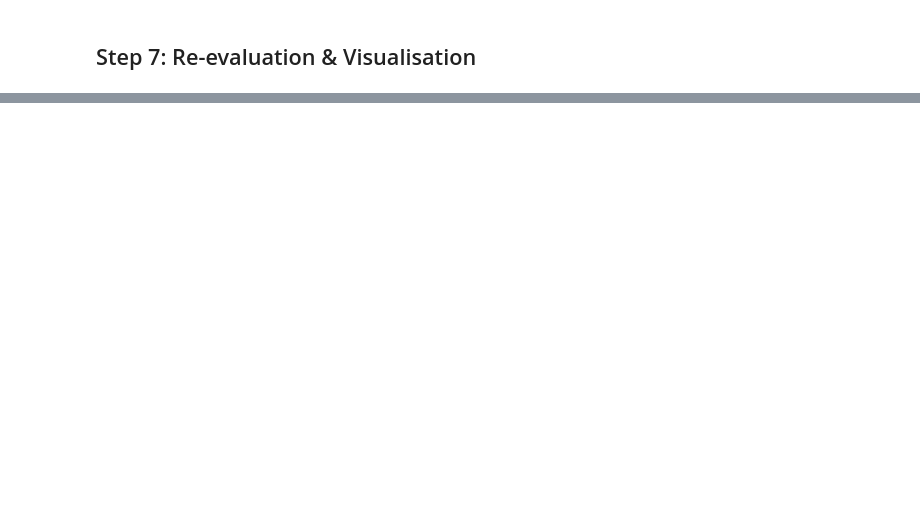
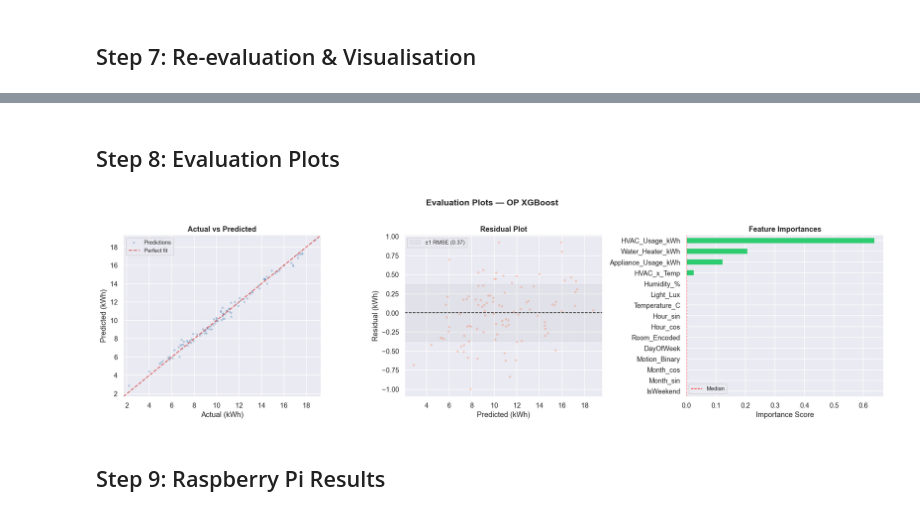
Before and after one commit to Al-Scripting/Smart-Home-Energy-Prediction, a Jupyter notebook: Smart_Home_Energy_Usage.ipynb, the cells around one changed output, grey strips where cells are left out. Saved outputs shown, nothing was run; the diff lists cells and outputs as text; code cells hidden in the pictures; blank space fills up the shorter version.

```diff
--- a/Smart_Home_Energy_Usage.ipynb
+++ b/Smart_Home_Energy_Usage.ipynb
@@ -465,0 +583,53 @@ Model Performance Comparison
+# %% [markdown]
+## Step 8: Evaluation Plots
+# %%
+best_model_name = metrics_df.index[0]  # lowest RMSE
+best_preds = results[best_model_name]["Predictions"]
+residuals = y_test.values - best_preds
+
+fig, axes = plt.subplots(1, 3, figsize=(18, 5))
+fig.suptitle(f"Evaluation Plots — {best_model_name}", fontsize=14,
+             fontweight="bold", y=1.02)
+
+# 8a. Actual vs Predicted
+axes[0].scatter(y_test, best_preds, alpha=0.35, s=12,
+                color="steelblue", edgecolors="none", label="Predictions")
+lims = [min(y_test.min(), best_preds.min()) - 0.5,
+        max(y_test.max(), best_preds.max()) + 0.5]
+axes[0].plot(lims, lims, "r--", linewidth=1.5, label="Perfect fit")
+axes[0].set_xlim(lims); axes[0].set_ylim(lims)
+axes[0].set_xlabel("Actual (kWh)"); axes[0].set_ylabel("Predicted (kWh)")
+axes[0].set_title("Actual vs Predicted", fontweight="bold")
+axes[0].legend(fontsize=9)
+
+# 8b. Residuals
+axes[1].scatter(best_preds, residuals, alpha=0.35, s=12,
+                color="coral", edgecolors="none")
+axes[1].axhline(0, color="black", linewidth=1.2, linestyle="--")
+axes[1].set_xlabel("Predicted (kWh)"); axes[1].set_ylabel("Residual (kWh)")
+axes[1].set_title("Residual Plot", fontweight="bold")
+# Shade ±1 RMSE band for reference
+rmse_val = results[best_model_name]["RMSE"]
+axes[1].axhspan(-rmse_val, rmse_val, alpha=0.08, color="grey", label=f"±1 RMSE ({rmse_val:.2f})")
+axes[1].legend(fontsize=9)
+
+# 8c. Feature Importance
+importance_key = "OP Random Forest" if "OP Random Forest" in results else "OP XGBoost"
+if importance_key in results:
+    importances = results[importance_key]["Model"].feature_importances_
+    feat_series = pd.Series(importances, index=FEATURES).sort_values(ascending=True)
+    colors = ["#2ecc71" if v >= feat_series.median() else "#95a5a6" for v in feat_series]
+    feat_series.plot(kind="barh", ax=axes[2], color=colors, edgecolor="none")
+    axes[2].set_title("Feature Importances", fontweight="bold")
+    axes[2].set_xlabel("Importance Score")
+    axes[2].axvline(feat_series.median(), color="red", linestyle="--",
+                    linewidth=1, label="Median")
+    axes[2].legend(fontsize=9)
+
+plt.tight_layout()
+plt.savefig("outputs/evaluation_plots.png", bbox_inches="tight", dpi=150)
+plt.show()
+# %% [output]
+[figure, added]
+# %% [markdown]
+## Step 9: Raspberry Pi Results
```
Also changed, not shown: parts of 14 cells of this notebook, 2 other files.
